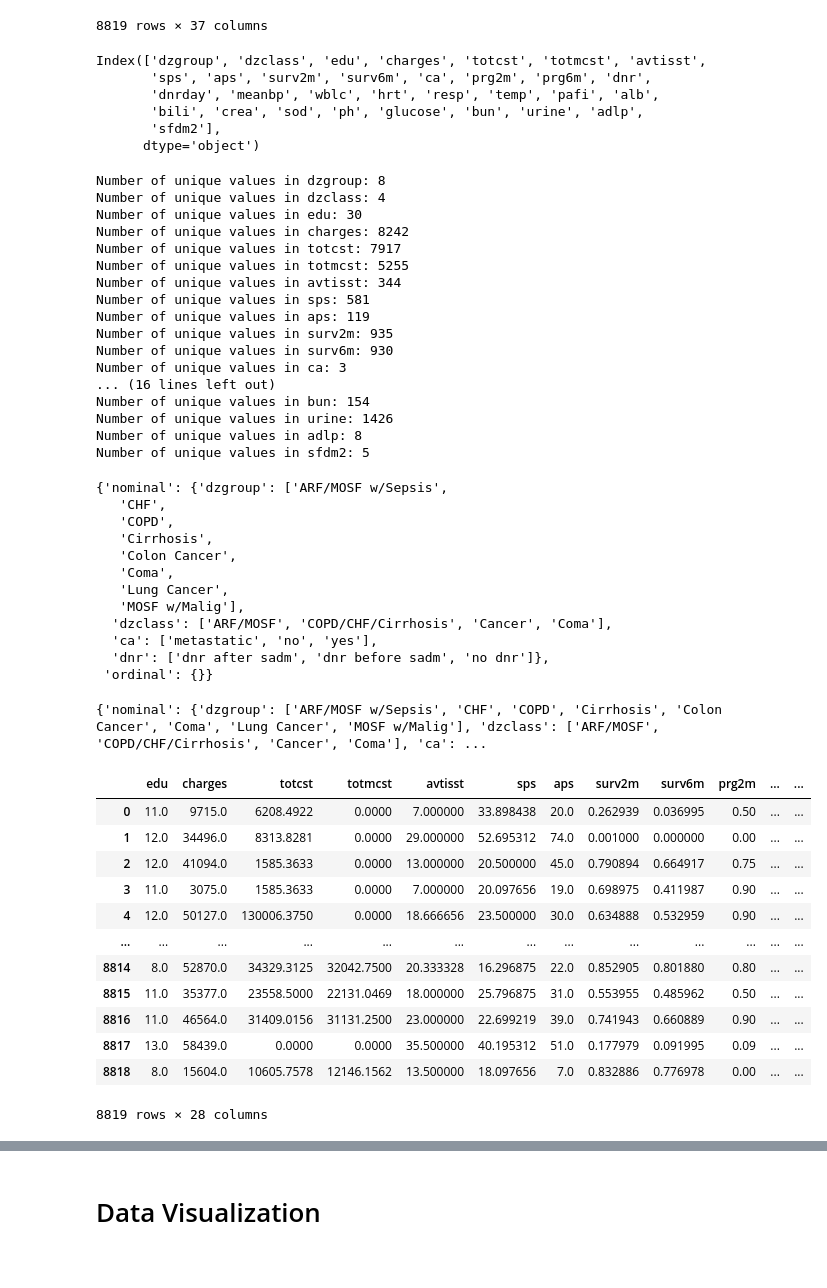
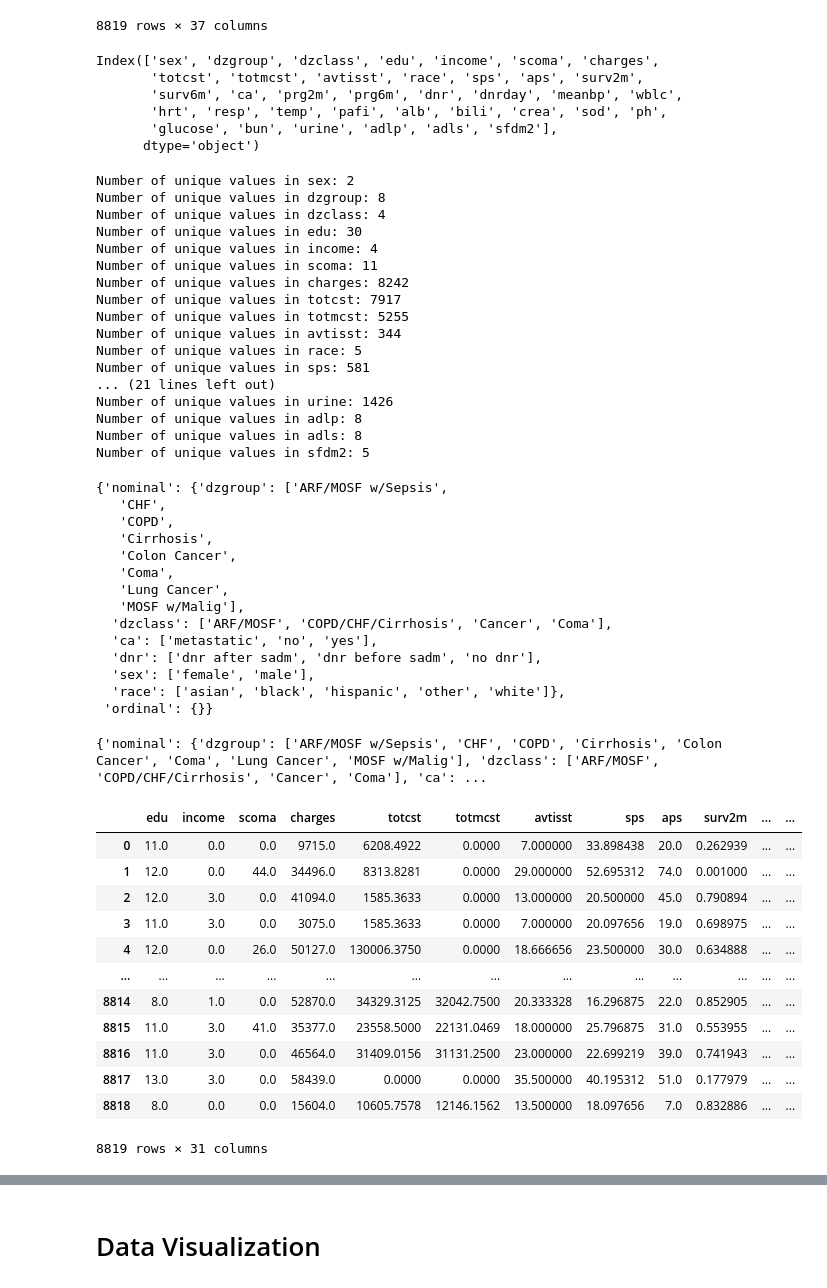
Before and after one commit to Pseudonymous-gdy/Machine-Learning, a Jupyter notebook: Project/Machine_Learning_Project.ipynb, the cells around one changed output, grey strips where cells are left out. Drawn from its saved outputs; the diff is of its cells as text; code cells hidden in the pictures.

```diff
--- a/Project/Machine_Learning_Project.ipynb
+++ b/Project/Machine_Learning_Project.ipynb
@@ -532,39 +531,40 @@ data_no_low_importance
 | 8818 | 81.53894 | ARF/MOSF w/Sepsis | ARF/MOSF | 1 | 8.0 | 15604.0 | 10605.7578 | 12146.1562 | 13.5 | 18.097656 | ... | ... |
 8819 rows × 37 columns
 # %%
+data_no_low_importance = data_no_outliers
 cat_cols = data_no_low_importance.select_dtypes(include=['object', 'category']).columns
 cat_cols
 # %% [output]
-Index(['dzgroup', 'dzclass', 'edu', 'charges', 'totcst', 'totmcst', 'avtisst',
-       'sps', 'aps', 'surv2m', 'surv6m', 'ca', 'prg2m', 'prg6m', 'dnr',
-       'dnrday', 'meanbp', 'wblc', 'hrt', 'resp', 'temp', 'pafi', 'alb',
-       'bili', 'crea', 'sod', 'ph', 'glucose', 'bun', 'urine', 'adlp',
-       'sfdm2'],
+Index(['sex', 'dzgroup', 'dzclass', 'edu', 'income', 'scoma', 'charges',
+       'totcst', 'totmcst', 'avtisst', 'race', 'sps', 'aps', 'surv2m',
+       'surv6m', 'ca', 'prg2m', 'prg6m', 'dnr', 'dnrday', 'meanbp', 'wblc',
+       'hrt', 'resp', 'temp', 'pafi', 'alb', 'bili', 'crea', 'sod', 'ph',
+       'glucose', 'bun', 'urine', 'adlp', 'adls', 'sfdm2'],
       dtype='object')
 # %%
 from sklearn.preprocessing import PolynomialFeatures, OrdinalEncoder, OneHotEncoder
-NominalEncoder_list = ['dzgroup', 'dzclass','ca', 'dnr']
+NominalEncoder_list = ['dzgroup', 'dzclass','ca', 'dnr','sex','race']
 map_information = {'nominal':{},'ordinal':{}}
 # check the number of unique values in each categorical column
 for col in cat_cols:
     print(f"Number of unique values in {col}: {data_no_low_importance[col].nunique()}")
 # %% [output]
+Number of unique values in sex: 2
 Number of unique values in dzgroup: 8
 Number of unique values in dzclass: 4
 Number of unique values in edu: 30
+Number of unique values in income: 4
+Number of unique values in scoma: 11
 Number of unique values in charges: 8242
 Number of unique values in totcst: 7917
 Number of unique values in totmcst: 5255
 Number of unique values in avtisst: 344
+Number of unique values in race: 5
 Number of unique values in sps: 581
-Number of unique values in aps: 119
-Number of unique values in surv2m: 935
-Number of unique values in surv6m: 930
-Number of unique values in ca: 3
-... (16 lines left out)
-Number of unique values in bun: 154
+... (21 lines left out)
 Number of unique values in urine: 1426
 Number of unique values in adlp: 8
+Number of unique values in adls: 8
 Number of unique values in sfdm2: 5
 # %%
 # encode nominal encoder list as onehot encoder
@@ -588,40 +588,42 @@ map_information
    'MOSF w/Malig'],
   'dzclass': ['ARF/MOSF', 'COPD/CHF/Cirrhosis', 'Cancer', 'Coma'],
   'ca': ['metastatic', 'no', 'yes'],
-  'dnr': ['dnr after sadm', 'dnr before sadm', 'no dnr']},
+  'dnr': ['dnr after sadm', 'dnr before sadm', 'no dnr'],
+  'sex': ['female', 'male'],
+  'race': ['asian', 'black', 'hispanic', 'other', 'white']},
  'ordinal': {}}
 # %%
 # encode ordinal encoder list and numeric columns
 for col in cat_cols:
     # Skip columns that have been one-hot encoded and dropped, or are not present
     if col in NominalEncoder_list or col not in data_no_low_importance.columns:
         continue
-    if data_no_low_importance[col].nunique() <= 30:  # Ordinal encoding for categorical columns (all with <= 30 unique values after manual check)
+    if data_no_low_importance[col].nunique() <= 30 and col!="scoma":  # Ordinal encoding for categorical columns (all with <= 30 unique values after manual check)
         oe = OrdinalEncoder(handle_unknown='use_encoded_value', unknown_value=-1)
         data_no_low_importance[col] = oe.fit_transform(data_no_low_importance[[col]])
         # record the mapping information as a dictionary: number value -> original value
         map_information['ordinal'][col] = {i: v for i, v in enumerate(oe.categories_[0])}
     else:
         data_no_low_importance[col] = data_no_low_importance[col].astype(float)  # Convert to float since mostly stated as float in the codebook
 print(map_information)
 # Only show columns that still exist
 remaining_cat_cols = [col for col in cat_cols if col in data_no_low_importance.columns]
 data_no_low_importance[remaining_cat_cols]
 # %% [output]
 {'nominal': {'dzgroup': ['ARF/MOSF w/Sepsis', 'CHF', 'COPD', 'Cirrhosis', 'Colon Cancer', 'Coma', 'Lung Cancer', 'MOSF w/Malig'], 'dzclass': ['ARF/MOSF', 'COPD/CHF/Cirrhosis', 'Cancer', 'Coma'], 'ca': ...
-|  | edu | charges | totcst | totmcst | avtisst | sps | aps | surv2m | surv6m | prg2m | ... | ... |
-| 0 | 11.0 | 9715.0 | 6208.4922 | 0.0000 | 7.000000 | 33.898438 | 20.0 | 0.262939 | 0.036995 | 0.50 | ... | ... |
-| 1 | 12.0 | 34496.0 | 8313.8281 | 0.0000 | 29.000000 | 52.695312 | 74.0 | 0.001000 | 0.000000 | 0.00 | ... | ... |
-| 2 | 12.0 | 41094.0 | 1585.3633 | 0.0000 | 13.000000 | 20.500000 | 45.0 | 0.790894 | 0.664917 | 0.75 | ... | ... |
-| 3 | 11.0 | 3075.0 | 1585.3633 | 0.0000 | 7.000000 | 20.097656 | 19.0 | 0.698975 | 0.411987 | 0.90 | ... | ... |
-| 4 | 12.0 | 50127.0 | 130006.3750 | 0.0000 | 18.666656 | 23.500000 | 30.0 | 0.634888 | 0.532959 | 0.90 | ... | ... |
+|  | edu | income | scoma | charges | totcst | totmcst | avtisst | sps | aps | surv2m | ... | ... |
+| 0 | 11.0 | 0.0 | 0.0 | 9715.0 | 6208.4922 | 0.0000 | 7.000000 | 33.898438 | 20.0 | 0.262939 | ... | ... |
+| 1 | 12.0 | 0.0 | 44.0 | 34496.0 | 8313.8281 | 0.0000 | 29.000000 | 52.695312 | 74.0 | 0.001000 | ... | ... |
+| 2 | 12.0 | 3.0 | 0.0 | 41094.0 | 1585.3633 | 0.0000 | 13.000000 | 20.500000 | 45.0 | 0.790894 | ... | ... |
+| 3 | 11.0 | 3.0 | 0.0 | 3075.0 | 1585.3633 | 0.0000 | 7.000000 | 20.097656 | 19.0 | 0.698975 | ... | ... |
+| 4 | 12.0 | 0.0 | 26.0 | 50127.0 | 130006.3750 | 0.0000 | 18.666656 | 23.500000 | 30.0 | 0.634888 | ... | ... |
 | ... | ... | ... | ... | ... | ... | ... | ... | ... | ... | ... | ... | ... |
-| 8814 | 8.0 | 52870.0 | 34329.3125 | 32042.7500 | 20.333328 | 16.296875 | 22.0 | 0.852905 | 0.801880 | 0.80 | ... | ... |
-| 8815 | 11.0 | 35377.0 | 23558.5000 | 22131.0469 | 18.000000 | 25.796875 | 31.0 | 0.553955 | 0.485962 | 0.50 | ... | ... |
-| 8816 | 11.0 | 46564.0 | 31409.0156 | 31131.2500 | 23.000000 | 22.699219 | 39.0 | 0.741943 | 0.660889 | 0.90 | ... | ... |
-| 8817 | 13.0 | 58439.0 | 0.0000 | 0.0000 | 35.500000 | 40.195312 | 51.0 | 0.177979 | 0.091995 | 0.09 | ... | ... |
-| 8818 | 8.0 | 15604.0 | 10605.7578 | 12146.1562 | 13.500000 | 18.097656 | 7.0 | 0.832886 | 0.776978 | 0.00 | ... | ... |
+| 8814 | 8.0 | 1.0 | 0.0 | 52870.0 | 34329.3125 | 32042.7500 | 20.333328 | 16.296875 | 22.0 | 0.852905 | ... | ... |
+| 8815 | 11.0 | 3.0 | 41.0 | 35377.0 | 23558.5000 | 22131.0469 | 18.000000 | 25.796875 | 31.0 | 0.553955 | ... | ... |
+| 8816 | 11.0 | 3.0 | 0.0 | 46564.0 | 31409.0156 | 31131.2500 | 23.000000 | 22.699219 | 39.0 | 0.741943 | ... | ... |
+| 8817 | 13.0 | 3.0 | 0.0 | 58439.0 | 0.0000 | 0.0000 | 35.500000 | 40.195312 | 51.0 | 0.177979 | ... | ... |
+| 8818 | 8.0 | 0.0 | 0.0 | 15604.0 | 10605.7578 | 12146.1562 | 13.500000 | 18.097656 | 7.0 | 0.832886 | ... | ... |
-8819 rows × 28 columns
+8819 rows × 31 columns
 # %%
 df=data_no_low_importance
 df
```
Also changed, not shown: parts of 7 cells of this notebook.
